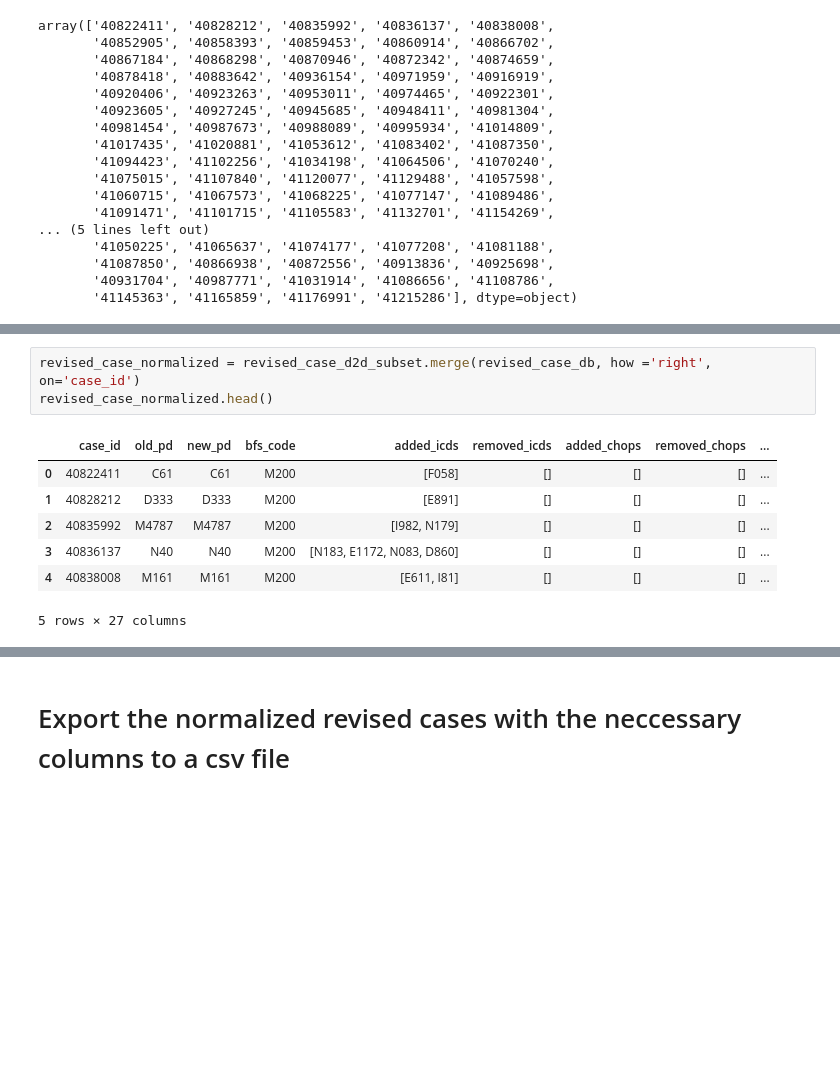
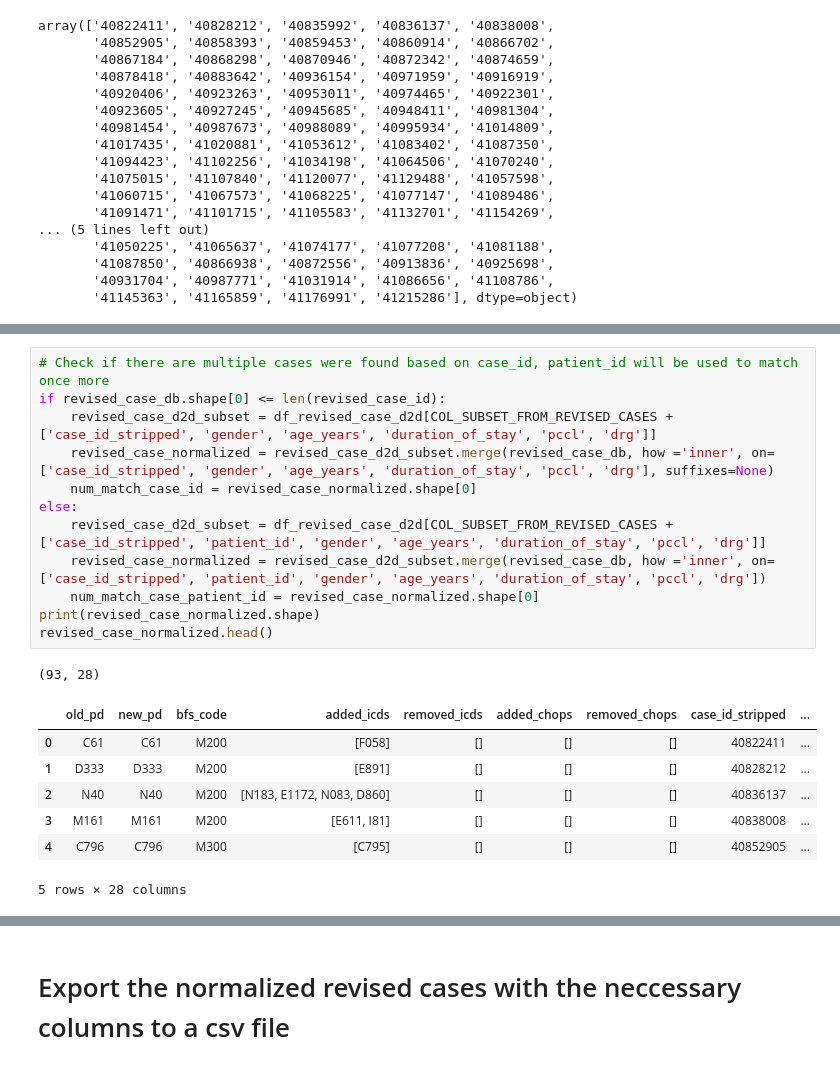
Before and after one commit to anschauf/code-scout-python, a Jupyter notebook: src/revised_case_normalization/Hirslanden_Zurich_2016_normalization.ipynb, the cells around one changed output, grey strips where cells are left out. Saved outputs shown, nothing was run; the diff lists cells and outputs as text; blank space fills up the shorter version.

```diff
--- a/src/revised_case_normalization/Hirslanden_Zurich_2016_normalization.ipynb
+++ b/src/revised_case_normalization/Hirslanden_Zurich_2016_normalization.ipynb
@@ -167,14 +162,24 @@ revised_case_d2d_subset.head()
-# %%
-revised_case_normalized = revised_case_d2d_subset.merge(revised_case_db, how ='right', on='case_id')
-revised_case_normalized.head()
-# %% [output]
-|  | case_id | old_pd | new_pd | bfs_code | added_icds | removed_icds | added_chops | removed_chops | ... |
-| 0 | 40822411 | C61 | C61 | M200 | [F058] | [] | [] | [] | ... |
-| 1 | 40828212 | D333 | D333 | M200 | [E891] | [] | [] | [] | ... |
-| 2 | 40835992 | M4787 | M4787 | M200 | [I982, N179] | [] | [] | [] | ... |
-| 3 | 40836137 | N40 | N40 | M200 | [N183, E1172, N083, D860] | [] | [] | [] | ... |
-| 4 | 40838008 | M161 | M161 | M200 | [E611, I81] | [] | [] | [] | ... |
-5 rows × 27 columns
+# %%
+# Check if there are multiple cases were found based on case_id, patient_id will be used to match once more
+if revised_case_db.shape[0] <= len(revised_case_id):
+    revised_case_d2d_subset = df_revised_case_d2d[COL_SUBSET_FROM_REVISED_CASES + ['case_id_stripped', 'gender', 'age_years', 'duration_of_stay', 'pccl', 'drg']]
+    revised_case_normalized = revised_case_d2d_subset.merge(revised_case_db, how ='inner', on=['case_id_stripped', 'gender', 'age_years', 'duration_of_stay', 'pccl', 'drg'], suffixes=None)
+    num_match_case_id = revised_case_normalized.shape[0]
+else:
+    revised_case_d2d_subset = df_revised_case_d2d[COL_SUBSET_FROM_REVISED_CASES + ['case_id_stripped', 'patient_id', 'gender', 'age_years', 'duration_of_stay', 'pccl', 'drg']]
+    revised_case_normalized = revised_case_d2d_subset.merge(revised_case_db, how ='inner', on=['case_id_stripped', 'patient_id', 'gender', 'age_years', 'duration_of_stay', 'pccl', 'drg'])
+    num_match_case_patient_id = revised_case_normalized.shape[0]
+print(revised_case_normalized.shape)
+revised_case_normalized.head()
+# %% [output]
+(93, 28)
+|  | old_pd | new_pd | bfs_code | added_icds | removed_icds | added_chops | removed_chops | case_id_stripped | ... |
+| 0 | C61 | C61 | M200 | [F058] | [] | [] | [] | 40822411 | ... |
+| 1 | D333 | D333 | M200 | [E891] | [] | [] | [] | 40828212 | ... |
+| 2 | N40 | N40 | M200 | [N183, E1172, N083, D860] | [] | [] | [] | 40836137 | ... |
+| 3 | M161 | M161 | M200 | [E611, I81] | [] | [] | [] | 40838008 | ... |
+| 4 | C796 | C796 | M300 | [C795] | [] | [] | [] | 40852905 | ... |
+5 rows × 28 columns
 # %%
 df_revised_case_normalized = revised_case_normalized[COLS_TO_SELECT]
 df_revised_case_normalized.head()
```
Also changed, not shown: parts of 13 cells of this notebook, 14 other files.
